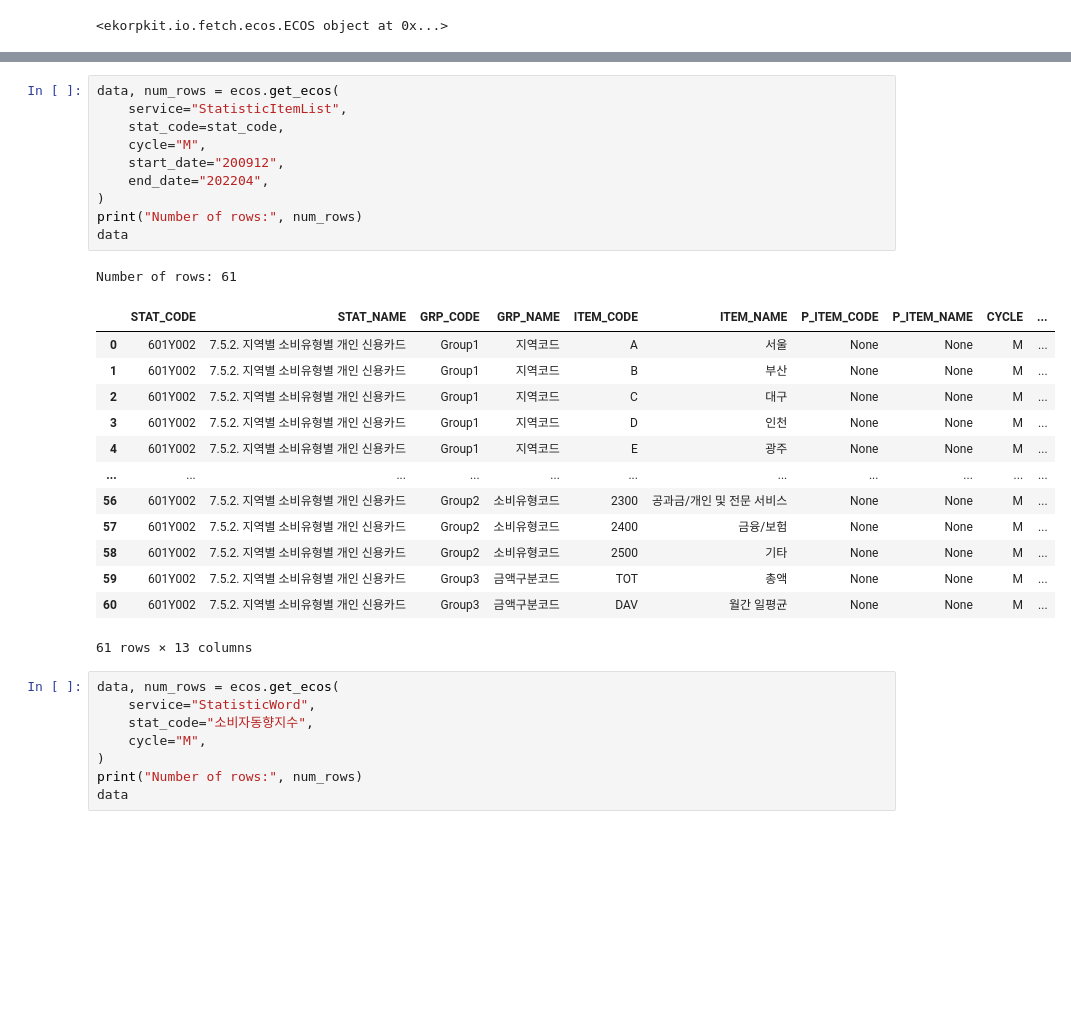
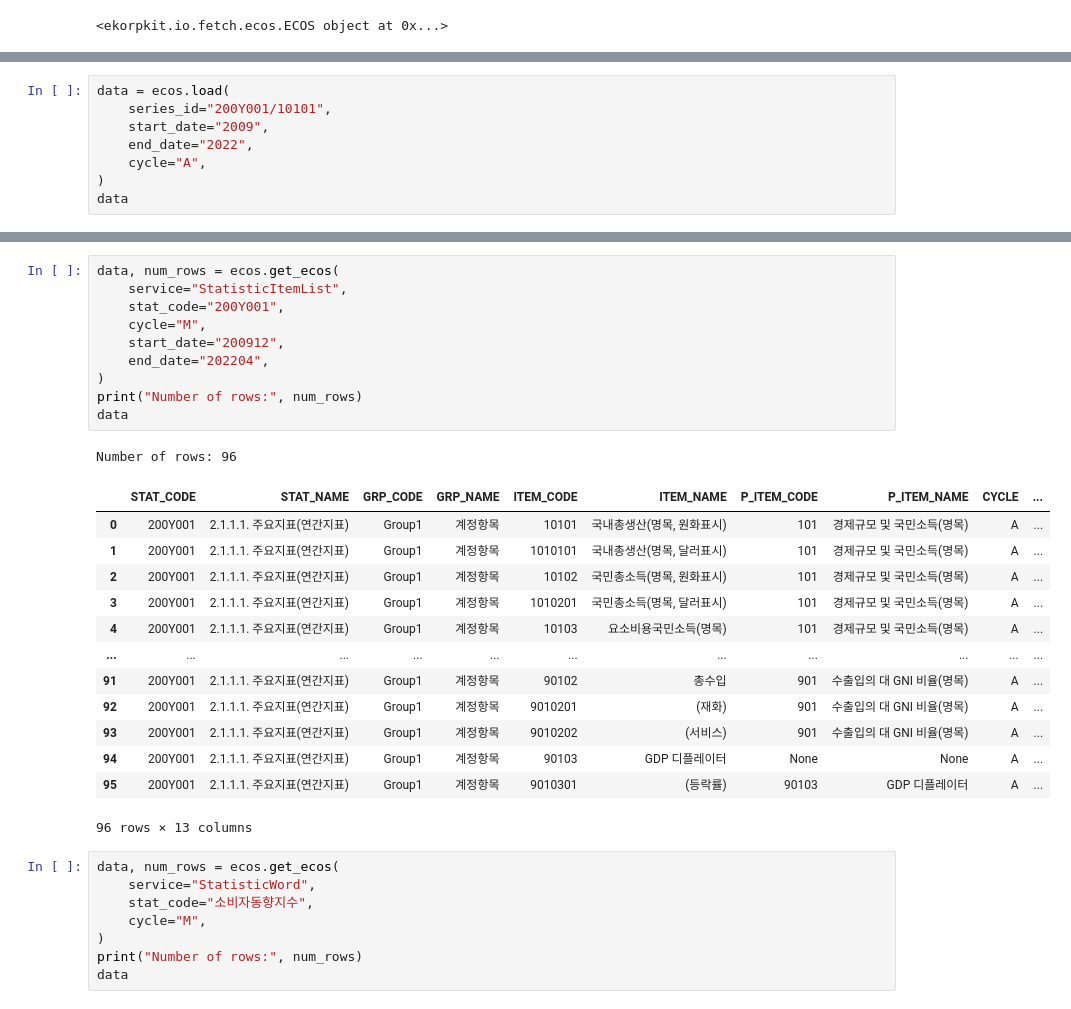
Before and after one commit to entelecheia/ekorpkit-book, a Jupyter notebook: ekorpkit-book/docs/usecases/bok/01_BOK_numerical_data.ipynb, the cells around one changed output, grey strips where cells are left out. Saved outputs shown, nothing was run; the diff lists cells and outputs as text; blank space fills up the shorter version.

```diff
--- a/ekorpkit-book/docs/usecases/bok/01_BOK_numerical_data.ipynb
+++ b/ekorpkit-book/docs/usecases/bok/01_BOK_numerical_data.ipynb
@@ -48,0 +50,8 @@ stat_code = "601Y002"
+# %%
+data = ecos.load(
+    series_id="200Y001/10101",
+    start_date="2009",
+    end_date="2022",
+    cycle="A",
+)
+data
@@ -63,28 +92,28 @@ Number of rows: 1
 # %%
 data, num_rows = ecos.get_ecos(
     service="StatisticItemList",
-    stat_code=stat_code,
+    stat_code="200Y001",
     cycle="M",
     start_date="200912",
     end_date="202204",
 )
 print("Number of rows:", num_rows)
 data
 # %% [output]
-Number of rows: 61
+Number of rows: 96
 |  | STAT_CODE | STAT_NAME | GRP_CODE | GRP_NAME | ITEM_CODE | ITEM_NAME | P_ITEM_CODE | P_ITEM_NAME | CYCLE | ... |
-| 0 | 601Y002 | 7.5.2. 지역별 소비유형별 개인 신용카드 | Group1 | 지역코드 | A | 서울 | None | None | M | ... |
-| 1 | 601Y002 | 7.5.2. 지역별 소비유형별 개인 신용카드 | Group1 | 지역코드 | B | 부산 | None | None | M | ... |
-| 2 | 601Y002 | 7.5.2. 지역별 소비유형별 개인 신용카드 | Group1 | 지역코드 | C | 대구 | None | None | M | ... |
-| 3 | 601Y002 | 7.5.2. 지역별 소비유형별 개인 신용카드 | Group1 | 지역코드 | D | 인천 | None | None | M | ... |
-| 4 | 601Y002 | 7.5.2. 지역별 소비유형별 개인 신용카드 | Group1 | 지역코드 | E | 광주 | None | None | M | ... |
+| 0 | 200Y001 | 2.1.1.1. 주요지표(연간지표) | Group1 | 계정항목 | 10101 | 국내총생산(명목, 원화표시) | 101 | 경제규모 및 국민소득(명목) | A | ... |
+| 1 | 200Y001 | 2.1.1.1. 주요지표(연간지표) | Group1 | 계정항목 | 1010101 | 국내총생산(명목, 달러표시) | 101 | 경제규모 및 국민소득(명목) | A | ... |
+| 2 | 200Y001 | 2.1.1.1. 주요지표(연간지표) | Group1 | 계정항목 | 10102 | 국민총소득(명목, 원화표시) | 101 | 경제규모 및 국민소득(명목) | A | ... |
+| 3 | 200Y001 | 2.1.1.1. 주요지표(연간지표) | Group1 | 계정항목 | 1010201 | 국민총소득(명목, 달러표시) | 101 | 경제규모 및 국민소득(명목) | A | ... |
+| 4 | 200Y001 | 2.1.1.1. 주요지표(연간지표) | Group1 | 계정항목 | 10103 | 요소비용국민소득(명목) | 101 | 경제규모 및 국민소득(명목) | A | ... |
 | ... | ... | ... | ... | ... | ... | ... | ... | ... | ... | ... |
-| 56 | 601Y002 | 7.5.2. 지역별 소비유형별 개인 신용카드 | Group2 | 소비유형코드 | 2300 | 공과금/개인 및 전문 서비스 | None | None | M | ... |
-| 57 | 601Y002 | 7.5.2. 지역별 소비유형별 개인 신용카드 | Group2 | 소비유형코드 | 2400 | 금융/보험 | None | None | M | ... |
-| 58 | 601Y002 | 7.5.2. 지역별 소비유형별 개인 신용카드 | Group2 | 소비유형코드 | 2500 | 기타 | None | None | M | ... |
-| 59 | 601Y002 | 7.5.2. 지역별 소비유형별 개인 신용카드 | Group3 | 금액구분코드 | TOT | 총액 | None | None | M | ... |
-| 60 | 601Y002 | 7.5.2. 지역별 소비유형별 개인 신용카드 | Group3 | 금액구분코드 | DAV | 월간 일평균 | None | None | M | ... |
+| 91 | 200Y001 | 2.1.1.1. 주요지표(연간지표) | Group1 | 계정항목 | 90102 | 총수입 | 901 | 수출입의 대 GNI 비율(명목) | A | ... |
+| 92 | 200Y001 | 2.1.1.1. 주요지표(연간지표) | Group1 | 계정항목 | 9010201 | (재화) | 901 | 수출입의 대 GNI 비율(명목) | A | ... |
+| 93 | 200Y001 | 2.1.1.1. 주요지표(연간지표) | Group1 | 계정항목 | 9010202 | (서비스) | 901 | 수출입의 대 GNI 비율(명목) | A | ... |
+| 94 | 200Y001 | 2.1.1.1. 주요지표(연간지표) | Group1 | 계정항목 | 90103 | GDP 디플레이터 | None | None | A | ... |
+| 95 | 200Y001 | 2.1.1.1. 주요지표(연간지표) | Group1 | 계정항목 | 9010301 | (등락률) | 90103 | GDP 디플레이터 | A | ... |
-61 rows × 13 columns
+96 rows × 13 columns
 # %%
 data, num_rows = ecos.get_ecos(
     service="StatisticWord",
```
Also changed, not shown: parts of 8 cells of this notebook.
